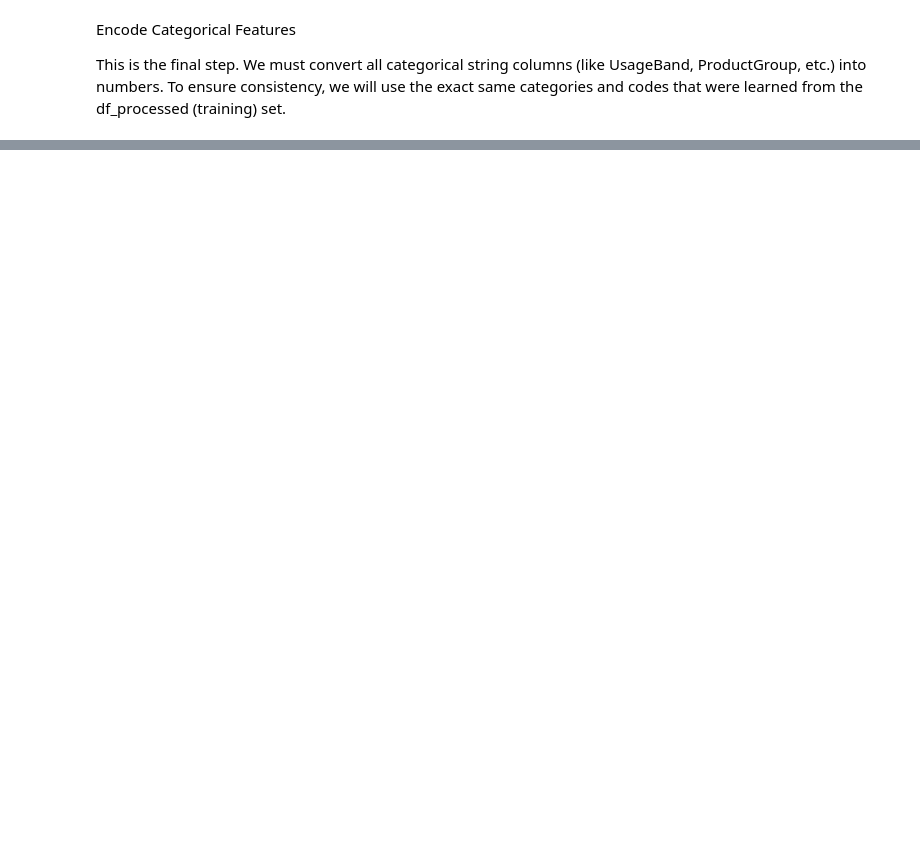
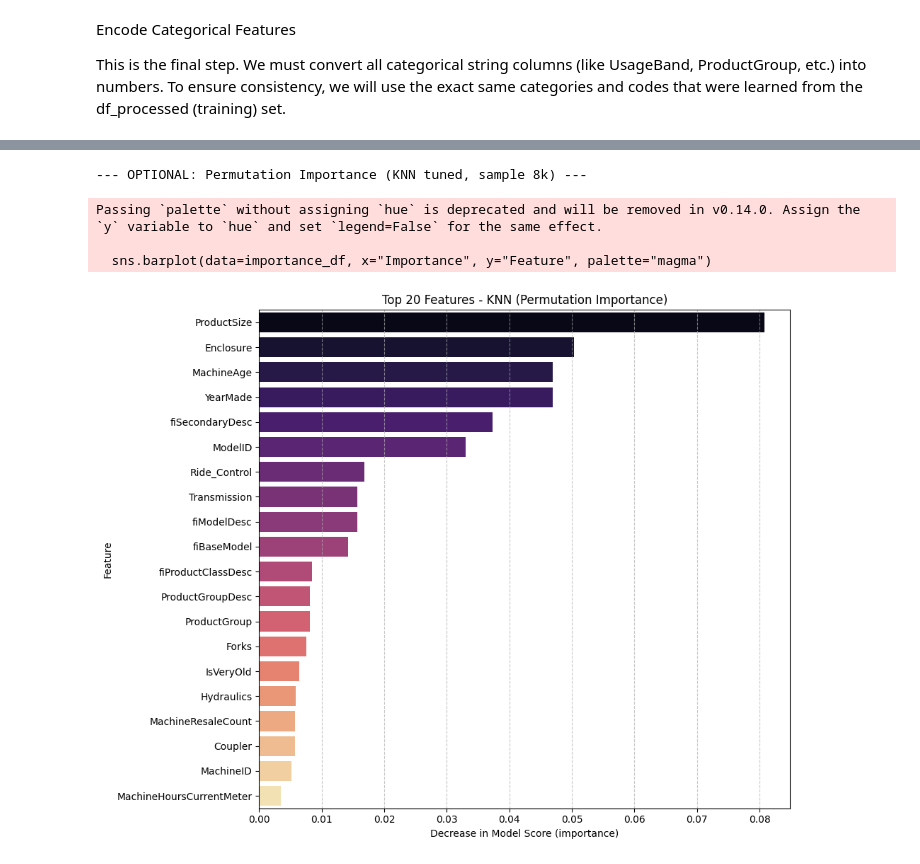
Before and after one commit to kunal768/CMPE255-Predicting-Bulldozer-Auction-Prices, a Jupyter notebook: KNN_regression_model.ipynb, the cells around one changed output, grey strips where cells are left out. Cells and saved outputs as stored; diff of their text form; code cells hidden in the pictures; blank space fills up the shorter version.

```diff
--- a/KNN_regression_model.ipynb
+++ b/KNN_regression_model.ipynb
@@ -2211,0 +1571,27 @@ The bar chart visually confirms the significant performance gains of the K-Neare
+# %%
+
+# PERMUTATION IMPORTANCE (on subset)
+
+print("\n--- OPTIONAL: Permutation Importance (KNN tuned, sample 8k) ---")
+X_s, y_s = shuffle(X_val_scaled, y_val, random_state=42)
+X_s, y_s = X_s[:8000], y_s[:8000]
+
+perm = permutation_importance(best_knn, X_s, y_s, n_repeats=5, random_state=42, n_jobs=-1)
+importance_df = pd.DataFrame({
+    "Feature": X_train.columns,
+    "Importance": perm.importances_mean
+}).sort_values(by="Importance", ascending=False).head(20)
+
+plt.figure(figsize=(10, 8))
+sns.barplot(data=importance_df, x="Importance", y="Feature", palette="magma")
+plt.title("Top 20 Features - KNN (Permutation Importance)")
+plt.xlabel("Decrease in Model Score (importance)")
+plt.grid(axis="x", linestyle="--", alpha=0.7)
+plt.tight_layout()
+plt.show()
+# %% [output]
+--- OPTIONAL: Permutation Importance (KNN tuned, sample 8k) ---
+Passing `palette` without assigning `hue` is deprecated and will be removed in v0.14.0. Assign the `y` variable to `hue` and set `legend=False` for the same effect.
+
+  sns.barplot(data=importance_df, x="Importance", y="Feature", palette="magma")
+[figure, added]
```
Also changed, not shown: parts of 125 cells of this notebook.
